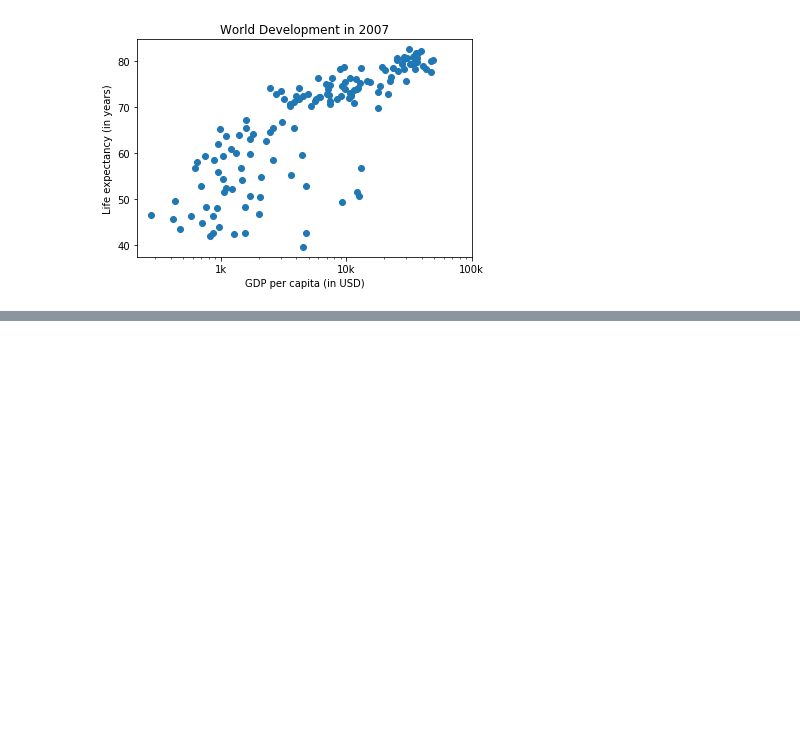
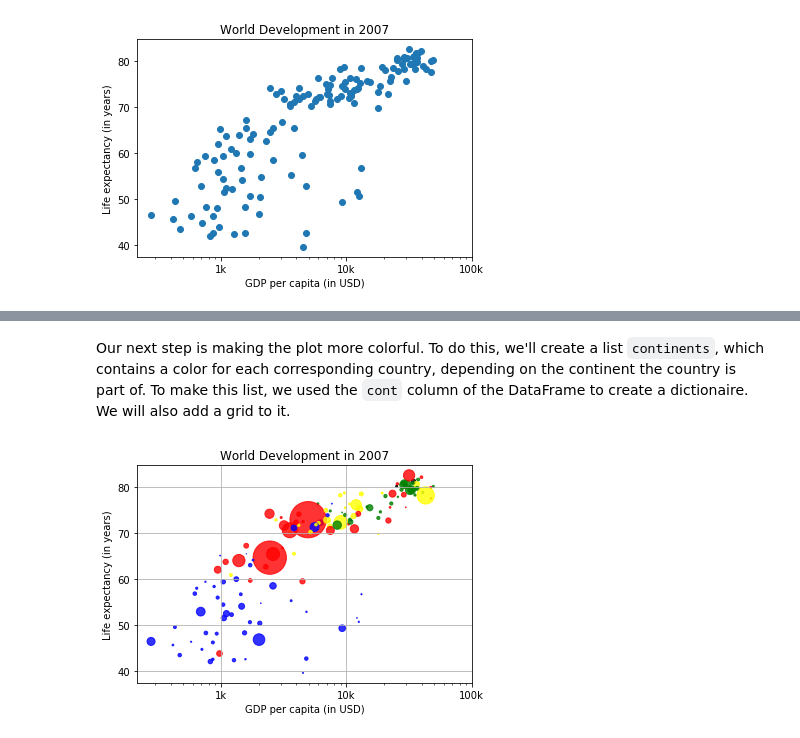
Before and after one commit to vilacham/DataCamp_Courses, a Jupyter notebook: Intermediate Python for Data Science.ipynb, the cells around one changed output, grey strips where cells are left out. Cells and saved outputs as stored; diff of their text form; code cells hidden in the pictures; blank space fills up the shorter version.

```diff
--- a/Intermediate Python for Data Science.ipynb
+++ b/Intermediate Python for Data Science.ipynb
@@ -255,0 +294,50 @@ plt.show()
+# %% [markdown]
+Our next step is making the plot more colorful. To do this, we'll create a list `continents`, which contains a color for each corresponding country, depending on the continent the country is part of. To make this list, we used the `cont` column of the DataFrame to create a dictionaire. We will also add a grid to it.
+# %%
+# Clear the current figure
+plt.clf()
+
+# Create list continent, dictionaire and list of colors
+continents = list(dataframe.cont)
+dictionaire = {'Asia': 'red',
+               'Europe': 'green',
+               'Africa': 'blue',
+               'Americas': 'yellow',
+               'Oceania': 'black'}
+color = [dictionaire[continent] for continent in continents]
+
+# Import numpy
+import numpy as np
+
+# Store population as a numpy array and double it
+np_population = np.array(population)
+np_population *= 2
+
+# Make scatter plot with logarithmic scale horizontal
+plt.scatter(gdp_cap, life_expectancy, s=population, c=color, alpha=0.8)
+plt.xscale('log')
+
+# Create variables
+x_label = "GDP per capita (in USD)"
+y_label = "Life expectancy (in years)"
+title = "World Development in 2007"
+tick_values = [1000, 10000, 100000]
+tick_labels = ['1k', '10k', '100k']
+
+# Add axis labels
+plt.xlabel(x_label)
+plt.ylabel(y_label)
+
+# Add title
+plt.title(title)
+
+# Customize ticks in the horizontal axis
+plt.xticks(tick_values, tick_labels)
+
+# Add grid
+plt.grid(True)
+
+# Display customized scatter plot
+plt.show()
+# %% [output]
+[figure, added]
```
Also changed, not shown: parts of 3 cells of this notebook.
